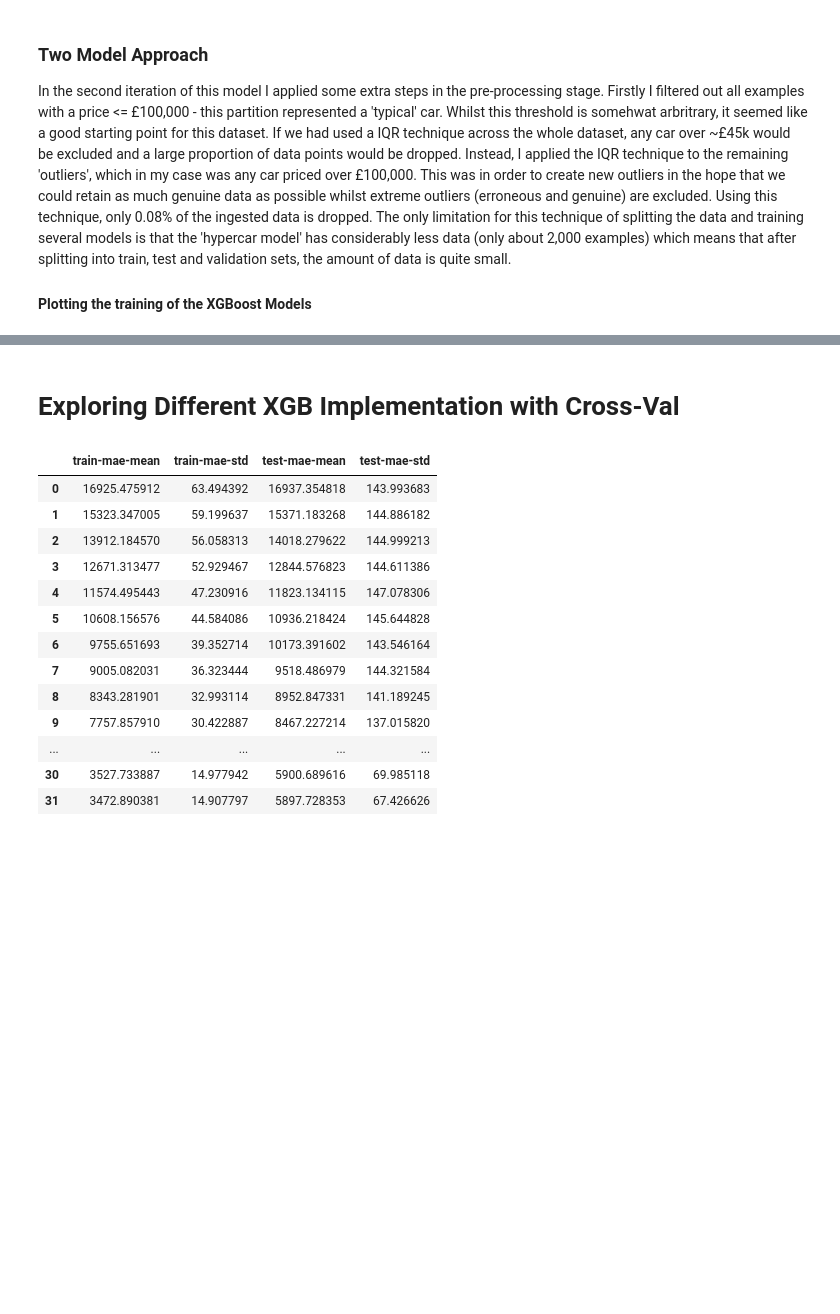
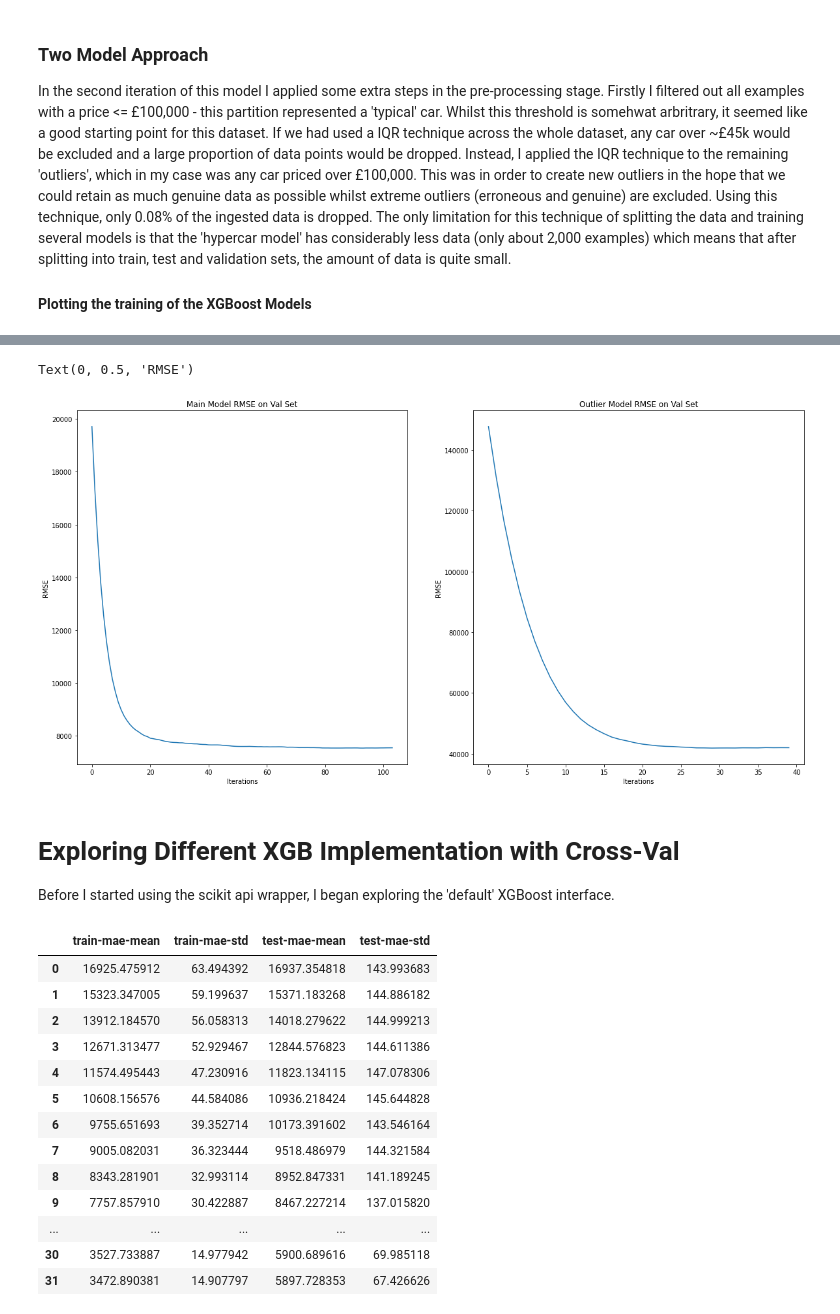
Before and after one commit to zakaalzi/DS_training, a Jupyter notebook: Luke/autotrader/modelling.ipynb, the cells around one changed output, grey strips where cells are left out. Drawn from its saved outputs; the diff is of its cells as text; code cells hidden in the pictures; blank space fills up the shorter version.

```diff
--- a/Luke/autotrader/modelling.ipynb
+++ b/Luke/autotrader/modelling.ipynb
@@ -705,5 +629,24 @@ AttributeError: 'NoneType' object has no attribute 'get_booster'
+# %%
+model_rmse = best_xgb.evals_result_['validation_0']['rmse']
+outlier_model_rmse = outlier_best_xgb.evals_result_['validation_0']['rmse']
+fig, axes = plt.subplots(1, 2, figsize=(20, 10))
+model_iters = [_ for _ in range(len(model_rmse))]
+outlier_model_iters = [_ for _ in range(len(outlier_model_rmse))]
+
+sns.lineplot(x=model_iters, y=model_rmse, ax=axes[0])
+sns.lineplot(x=outlier_model_iters, y=outlier_model_rmse, ax=axes[1])
+axes[0].set_title("Main Model RMSE on Val Set")
+axes[1].set_title("Outlier Model RMSE on Val Set")
+axes[0].set_xlabel("Iterations")
+axes[1].set_xlabel("Iterations")
+axes[0].set_ylabel("RMSE")
+axes[1].set_ylabel("RMSE")
+# %% [output]
+Text(0, 0.5, 'RMSE')
+[figure, added]
 # %% [markdown]
 # Exploring Different XGB Implementation with Cross-Val
+Before I started using the scikit api wrapper, I began exploring the 'default' XGBoost interface.
 # %%
 # X_train, X_val, y_train, y_val = train_test_split(X_train, y_train, random_state=1337, test_size=0.1)
 xgb_dtrain = xgb.DMatrix(X_train, y_train)
```
Also changed, not shown: parts of 12 cells of this notebook.
